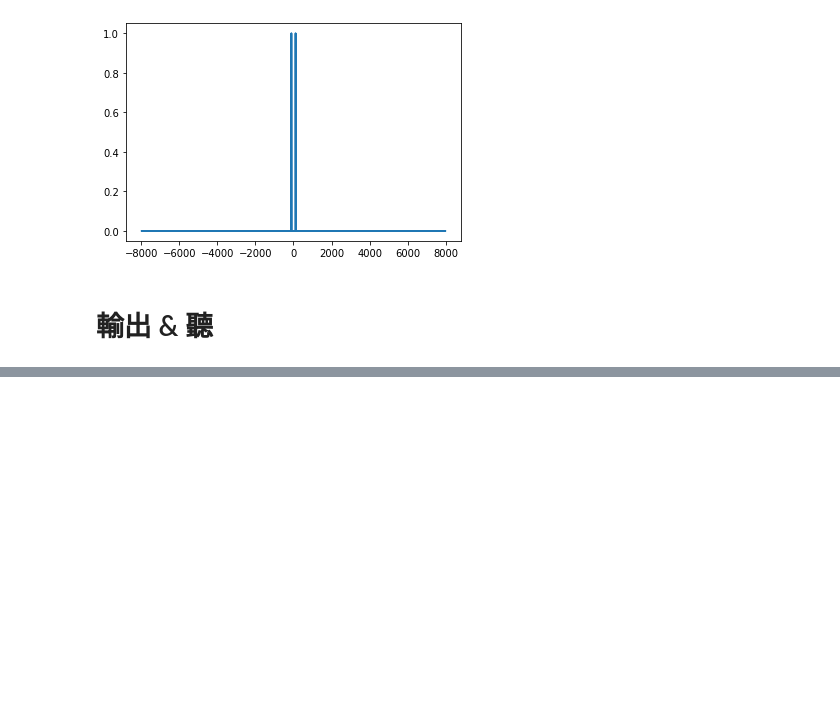
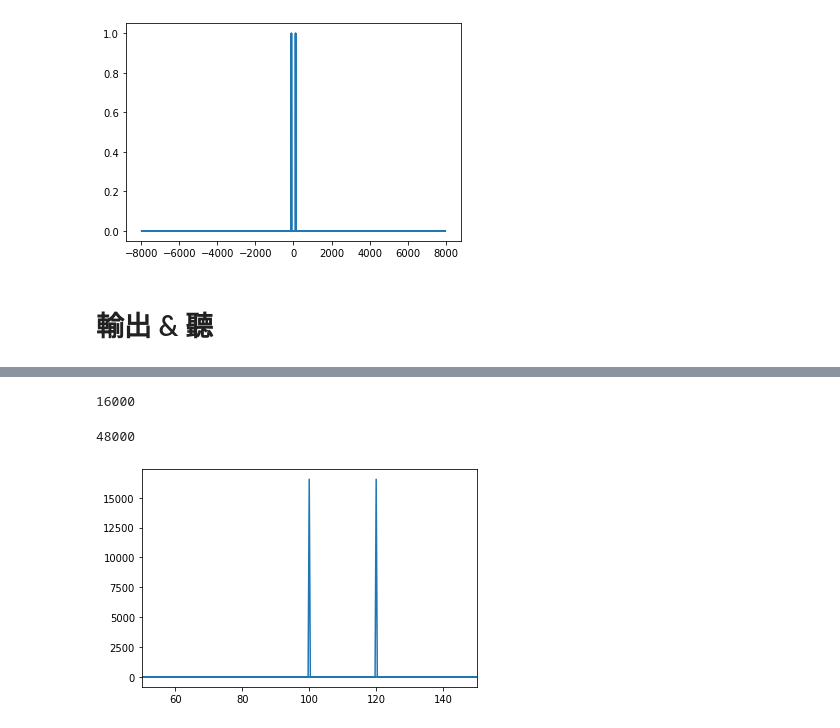
Before and after one commit to hyzycczz/TongueGAN, a Jupyter notebook: 測試/read_speech.ipynb, the cells around one changed output, grey strips where cells are left out. Drawn from its saved outputs; the diff is of its cells as text; code cells hidden in the pictures; blank space fills up the shorter version.

```diff
--- a/測試/read_speech.ipynb
+++ b/測試/read_speech.ipynb
@@ -106,0 +110,21 @@ winsound.PlaySound(filename, winsound.SND_FILENAME)
+# %%
+samplerate, data = wavfile.read(filename)
+print(samplerate)
+
+duration = len(data)/samplerate
+# 利用資料的長度除以取樣率會是整個音訊的長度，單位 秒。
+time = np.arange(0,duration,1/samplerate)
+# 用 np 建立個 0 ~ duration 時間的資料，資料之間的間隔為 1/samplerate
+# %% [output]
+16000
+# %%
+y = fft(data)
+x = fftfreq(len(data),1/samplerate)
+print(len(data))
+plt.plot(x,2/len(data) * np.abs(y))
+plt.xlim(50,150)
+# plt.ylim(0,100)
+plt.show()
+# %% [output]
+48000
+[figure, added]
```
Also changed, not shown: parts of 4 cells of this notebook, 2 other files.
